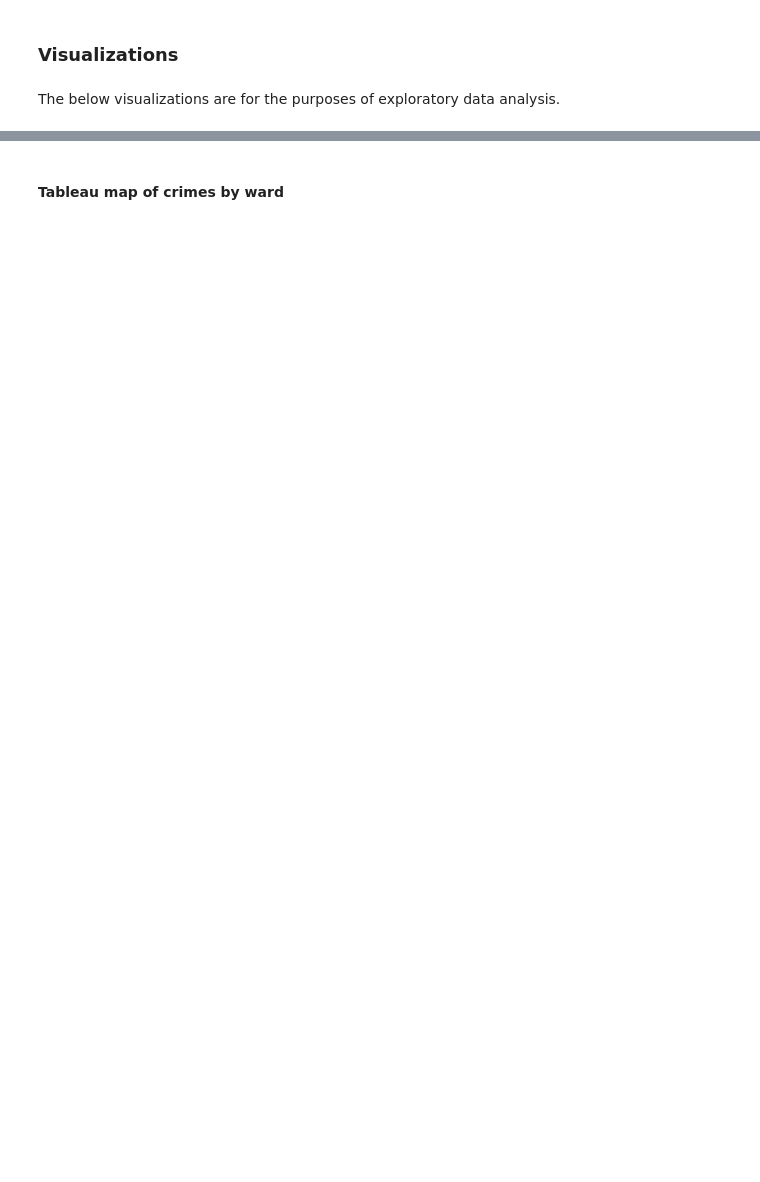
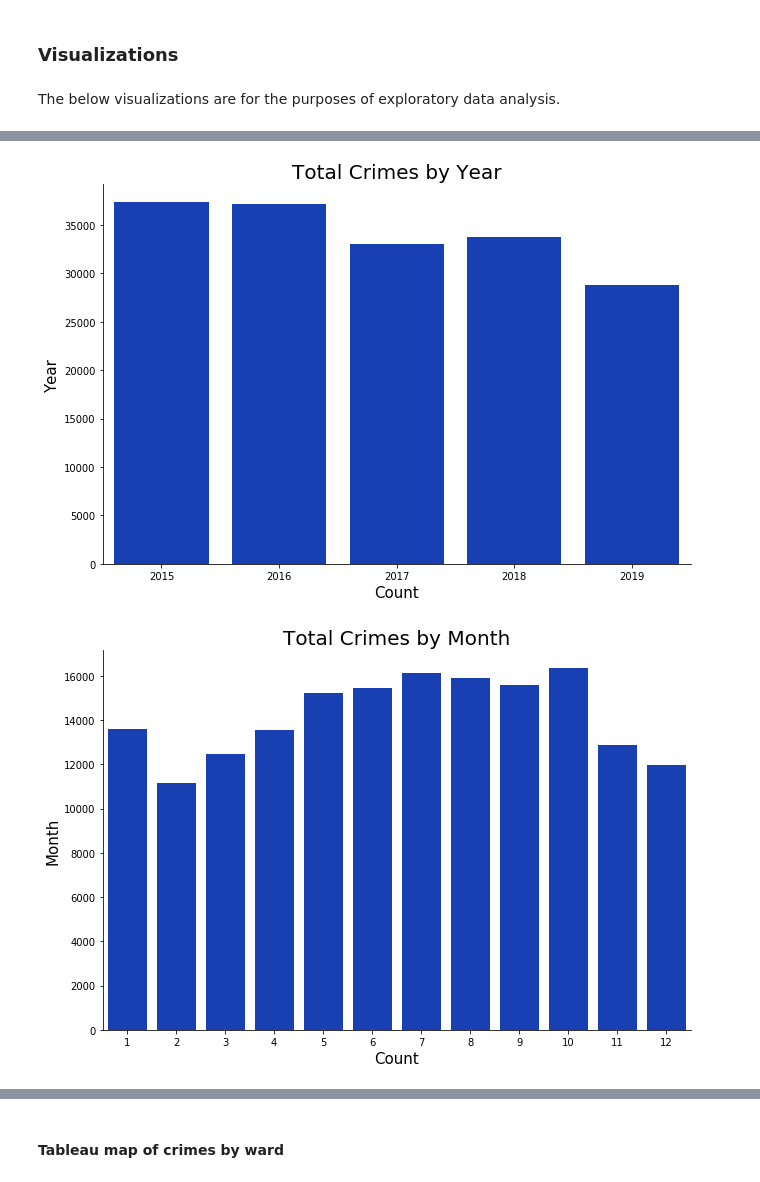
Before and after one commit to htappa/DC_CrimeMappingTool, a Jupyter notebook: dc_crimes_analysis.ipynb, the cells around one changed output, grey strips where cells are left out. Drawn from its saved outputs; the diff is of its cells as text; code cells hidden in the pictures; blank space fills up the shorter version.

```diff
--- a/dc_crimes_analysis.ipynb
+++ b/dc_crimes_analysis.ipynb
@@ -57,0 +112,35 @@ The below visualizations are for the purposes of exploratory data analysis.
+# %%
+# categorical plot for total crimes by year and month
+
+color = ['#0033cc']
+
+sns.catplot(x='year', kind='count', height=6, aspect=1.5,
+            data=df_crime, palette=sns.color_palette(color))
+plt.title('Total Crimes by Year', fontsize=20)
+plt.xticks(size=10)
+plt.yticks(size=10)
+plt.xlabel('Count', fontsize=15)
+plt.ylabel('Year', fontsize=15)
+plt.show()
+
+sns.catplot(x='month', kind='count', height=6, aspect=1.5,
+            data=df_crime, palette=sns.color_palette(color))
+plt.title('Total Crimes by Month', fontsize=20)
+plt.xticks(size=10)
+plt.yticks(size=10)
+plt.xlabel('Count', fontsize=15)
+plt.ylabel('Month', fontsize=15)
+plt.show()
+
+sns.catplot(x='dayofweek', kind='count', height=6, aspect=1.5,
+            data=df_crime, palette=sns.color_palette(color),
+            order=['Sunday', 'Monday', 'Tuesday', 'Wednesday', 'Thursday', 'Friday', 'Saturday'])
+plt.title('Total Crimes by Day of the Week', fontsize=20)
+plt.xticks(size=10)
+plt.yticks(size=10)
+plt.xlabel('Count', fontsize=15)
+plt.ylabel('Day', fontsize=15)
+plt.show()
+# %% [output]
+[figure, added]
+[figure, added]
```
Also changed, not shown: parts of 24 cells of this notebook, 1 other file.
